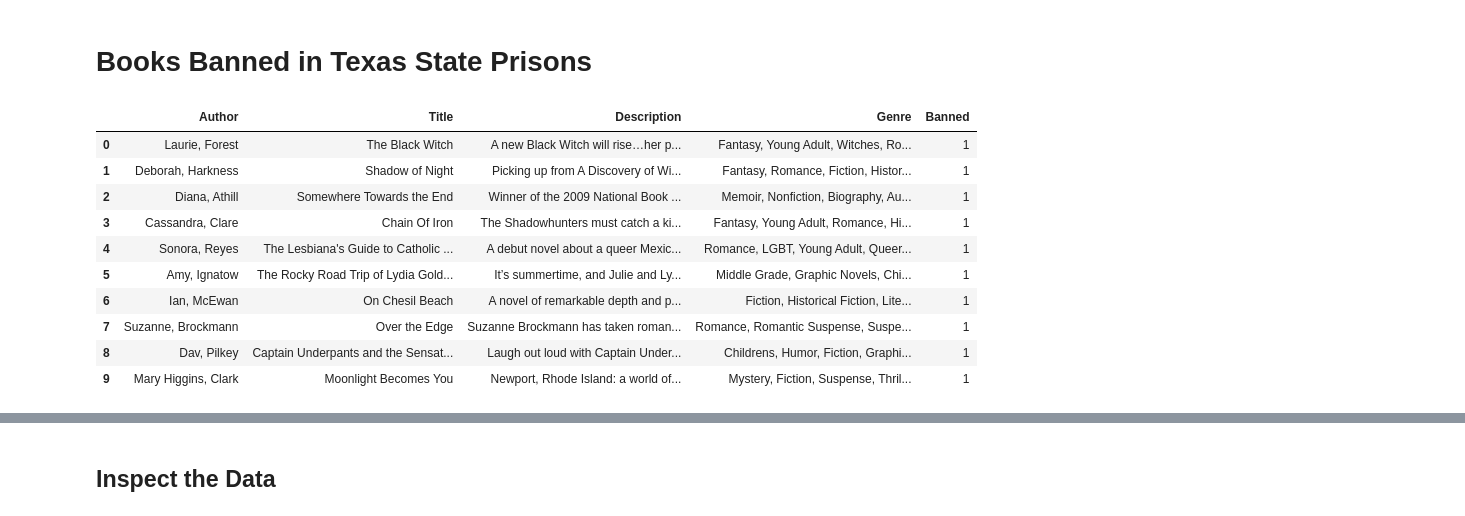
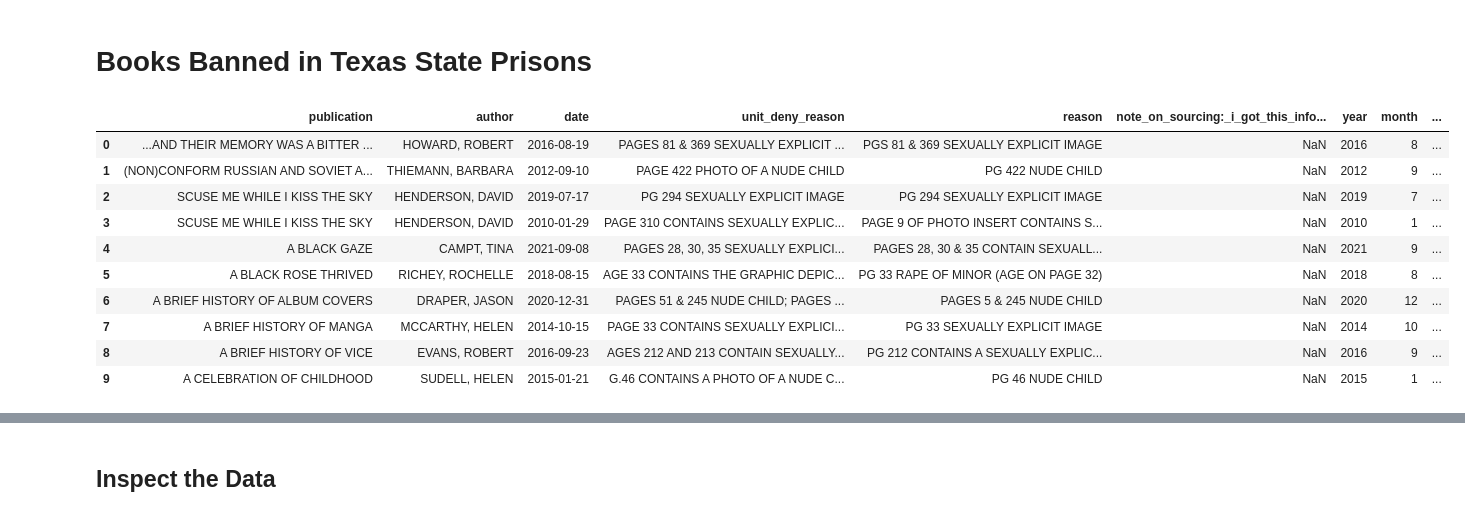
Before and after one commit to arpettey/python_bootcamp, a Jupyter notebook: Banned-Books.ipynb, the cells around one changed output, grey strips where cells are left out. Cells and saved outputs as stored; diff of their text form; code cells hidden in the pictures.

```diff
--- a/Banned-Books.ipynb
+++ b/Banned-Books.ipynb
@@ -16,24 +21,17 @@ import string
 # %%
 # step 2: import .csv file
 data = pd.read_csv("data/banned_book_data_tx-list.csv")
-corpus = pd.read_csv("data/corpus.csv")
-# Book bans limit access to information ad restrict freedom of expression. There has been no comprehensive data for training ML models on if a book will be censored (challenged/banned) or not. This dataset aims to address that. The title and author of banned books are obtained through non-profits like the ALA and Pen America while metadata like description and genre for them are obtained through webscraping Goodreads.
-# The books that are labeled as uncensored are obtained through kaggle then filtered.
 
-# output the first few data points
-# data.head()
-corpus.head(10)
-
-# note on sourcing: got this information through a request to the tdcj public information office, received 10/14/2022
+data.head(10)
 # %% [output]
-|  | Author | Title | Description | Genre | Banned |
-| 0 | Laurie, Forest | The Black Witch | A new Black Witch will rise…her p... | Fantasy, Young Adult, Witches, Ro... | 1 |
-| 1 | Deborah, Harkness | Shadow of Night | Picking up from A Discovery of Wi... | Fantasy, Romance, Fiction, Histor... | 1 |
-| 2 | Diana, Athill | Somewhere Towards the End | Winner of the 2009 National Book ... | Memoir, Nonfiction, Biography, Au... | 1 |
-| 3 | Cassandra, Clare | Chain Of Iron | The Shadowhunters must catch a ki... | Fantasy, Young Adult, Romance, Hi... | 1 |
-| 4 | Sonora, Reyes | The Lesbiana's Guide to Catholic ... | A debut novel about a queer Mexic... | Romance, LGBT, Young Adult, Queer... | 1 |
-| 5 | Amy, Ignatow | The Rocky Road Trip of Lydia Gold... | It’s summertime, and Julie and Ly... | Middle Grade, Graphic Novels, Chi... | 1 |
-| 6 | Ian, McEwan | On Chesil Beach | A novel of remarkable depth and p... | Fiction, Historical Fiction, Lite... | 1 |
-| 7 | Suzanne, Brockmann | Over the Edge | Suzanne Brockmann has taken roman... | Romance, Romantic Suspense, Suspe... | 1 |
-| 8 | Dav, Pilkey | Captain Underpants and the Sensat... | Laugh out loud with Captain Under... | Childrens, Humor, Fiction, Graphi... | 1 |
-| 9 | Mary Higgins, Clark | Moonlight Becomes You | Newport, Rhode Island: a world of... | Mystery, Fiction, Suspense, Thril... | 1 |
+|  | publication | author | date | unit_deny_reason | reason | note_on_sourcing:_i_got_this_info... | year | month | ... |
+| 0 | ...AND THEIR MEMORY WAS A BITTER ... | HOWARD, ROBERT | 2016-08-19 | PAGES 81 & 369 SEXUALLY EXPLICIT ... | PGS 81 & 369 SEXUALLY EXPLICIT IMAGE | NaN | 2016 | 8 | ... |
+| 1 | (NON)CONFORM RUSSIAN AND SOVIET A... | THIEMANN, BARBARA | 2012-09-10 | PAGE 422 PHOTO OF A NUDE CHILD | PG 422 NUDE CHILD | NaN | 2012 | 9 | ... |
+| 2 | SCUSE ME WHILE I KISS THE SKY | HENDERSON, DAVID | 2019-07-17 | PG 294 SEXUALLY EXPLICIT IMAGE | PG 294 SEXUALLY EXPLICIT IMAGE | NaN | 2019 | 7 | ... |
+| 3 | SCUSE ME WHILE I KISS THE SKY | HENDERSON, DAVID | 2010-01-29 | PAGE 310 CONTAINS SEXUALLY EXPLIC... | PAGE 9 OF PHOTO INSERT CONTAINS S... | NaN | 2010 | 1 | ... |
+| 4 | A BLACK GAZE | CAMPT, TINA | 2021-09-08 | PAGES 28, 30, 35 SEXUALLY EXPLICI... | PAGES 28, 30 & 35 CONTAIN SEXUALL... | NaN | 2021 | 9 | ... |
+| 5 | A BLACK ROSE THRIVED | RICHEY, ROCHELLE | 2018-08-15 | AGE 33 CONTAINS THE GRAPHIC DEPIC... | PG 33 RAPE OF MINOR (AGE ON PAGE 32) | NaN | 2018 | 8 | ... |
+| 6 | A BRIEF HISTORY OF ALBUM COVERS | DRAPER, JASON | 2020-12-31 | PAGES 51 & 245 NUDE CHILD; PAGES ... | PAGES 5 & 245 NUDE CHILD | NaN | 2020 | 12 | ... |
+| 7 | A BRIEF HISTORY OF MANGA | MCCARTHY, HELEN | 2014-10-15 | PAGE 33 CONTAINS SEXUALLY EXPLICI... | PG 33 SEXUALLY EXPLICIT IMAGE | NaN | 2014 | 10 | ... |
+| 8 | A BRIEF HISTORY OF VICE | EVANS, ROBERT | 2016-09-23 | AGES 212 AND 213 CONTAIN SEXUALLY... | PG 212 CONTAINS A SEXUALLY EXPLIC... | NaN | 2016 | 9 | ... |
+| 9 | A CELEBRATION OF CHILDHOOD | SUDELL, HELEN | 2015-01-21 | G.46 CONTAINS A PHOTO OF A NUDE C... | PG 46 NUDE CHILD | NaN | 2015 | 1 | ... |
```
Also changed, not shown: parts of 34 cells of this notebook.
